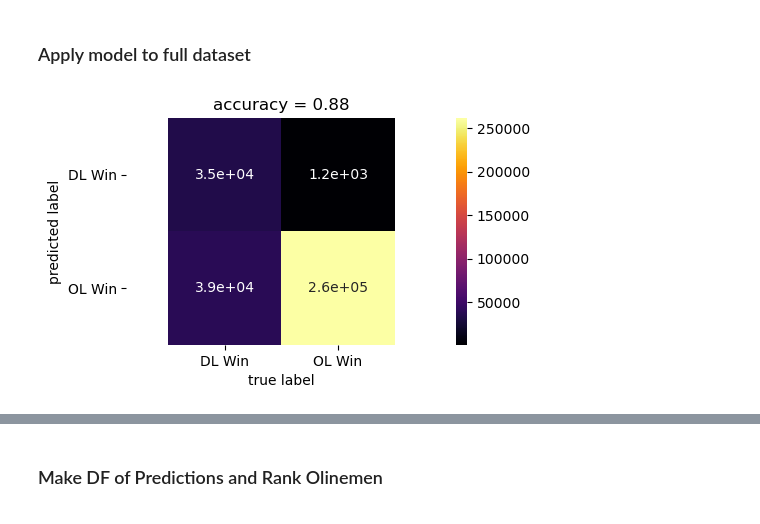
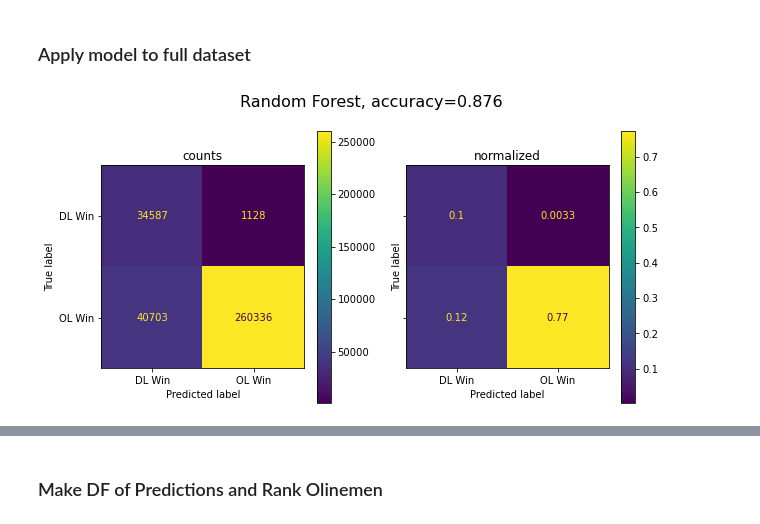
Before and after one commit to tramsay-deloitte/NFL-Data-Bowl-2023-Big-Time-Pass-Rush, a Jupyter notebook: Offensive_Lineman_Binary_Success_Classifier.ipynb, the cells around one changed output, grey strips where cells are left out. Drawn from its saved outputs; the diff is of its cells as text; code cells hidden in the pictures.

```diff
--- a/Offensive_Lineman_Binary_Success_Classifier.ipynb
+++ b/Offensive_Lineman_Binary_Success_Classifier.ipynb
@@ -216,20 +225,21 @@ y = df2.olineman_win
 # %%
 #train test split
 X_tr, X_te, y_tr, y_te = train_test_split(X, y, test_size = 0.2, random_state = 42)
-# %%
-y_pred = clf.predict(X_te)
-acc = accuracy_score(y_te, y_pred)
-cm = confusion_matrix(y_te, y_pred)
-fig, ax = plt.subplots(figsize=(5, 3),dpi= 100)
-ax =sns.heatmap(cm,annot = True,cmap = "inferno",xticklabels=class_names,yticklabels=class_names)
-plt.yticks(rotation=0)
-plt.title('accuracy = %2.2f'%acc)
-ax.axis('equal')
-plt.xlabel('true label')
-plt.ylabel('predicted label')
-plt.show()
-# %% [output]
-[figure, removed]
+# %%
+y_pred = clf.predict(X_te)
+acc = accuracy_score(y_te, y_pred)
+cm = confusion_matrix(y_te, y_pred)
+#plot
+fig, axes = plt.subplots(1, 2, figsize=(10, 5), sharey='row')
+cmd = ConfusionMatrixDisplay(cm, display_labels=class_names )
+cmd.plot(ax=axes[0])
+axes[0].set_title('counts')
+cmd = ConfusionMatrixDisplay(cm/np.sum(cm[:]),display_labels=class_names)
+cmd.plot(ax=axes[1])
+axes[1].set_title('normalized')
+fig.suptitle('Random Forest, accuracy=%2.3f'%(acc), fontsize=16);
+# %% [output]
+[figure, added]
 # %%
 print(classification_report(y_te, y_pred))
 # %% [output]
```
Also changed, not shown: parts of 9 cells of this notebook, 2 other files.
